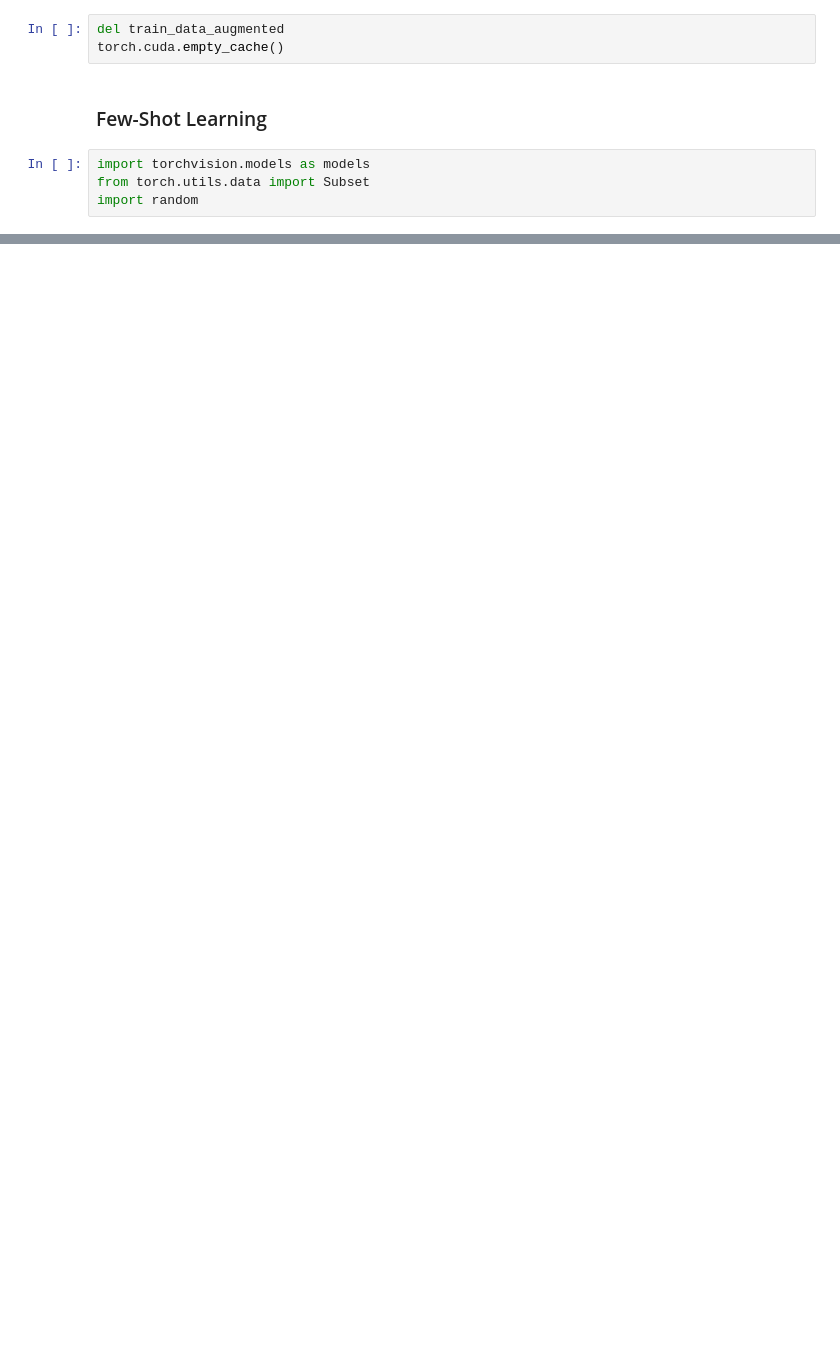
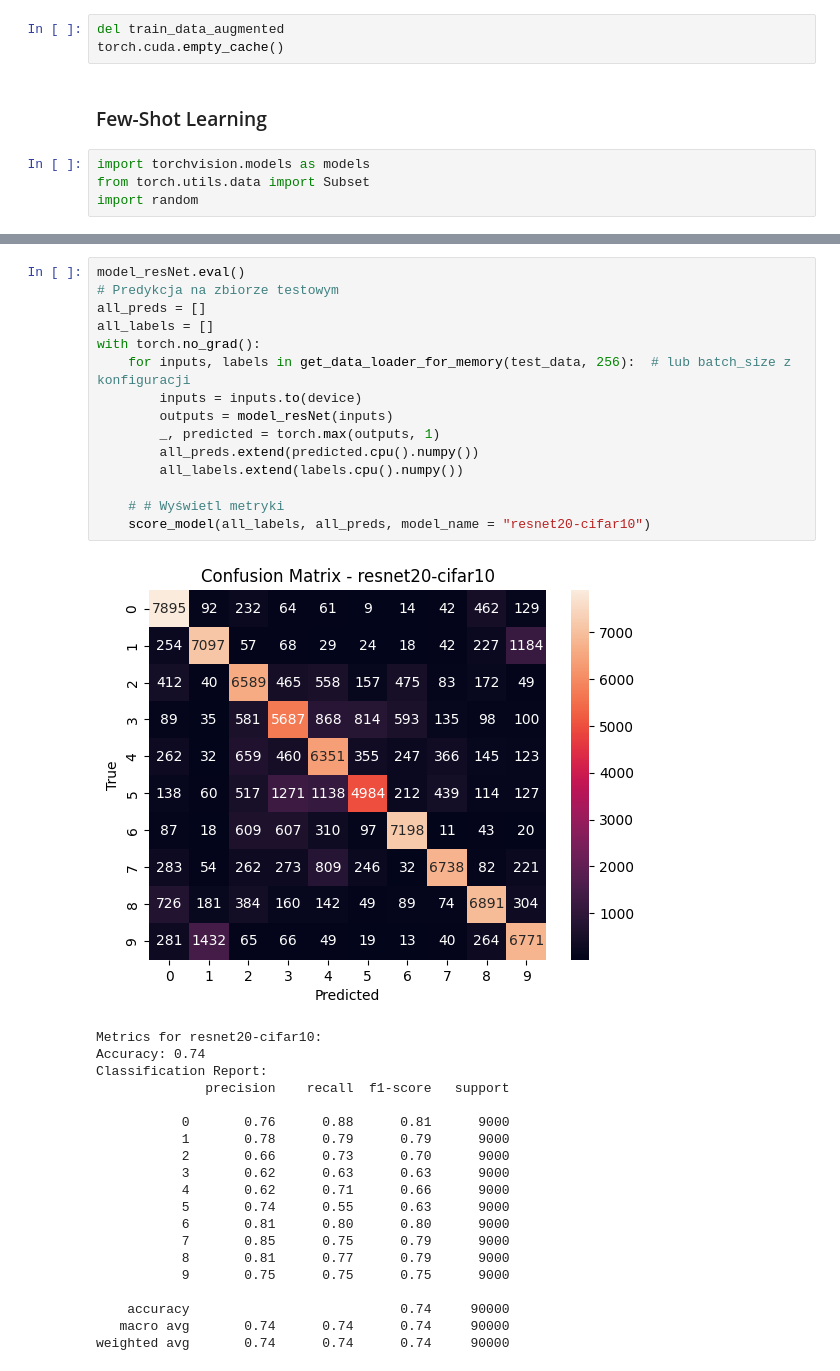
Before and after one commit to WasilewskiJakub/CNN-CINIC-10, a Jupyter notebook: main.ipynb, the cells around one changed output, grey strips where cells are left out. Saved outputs shown, nothing was run; the diff lists cells and outputs as text; blank space fills up the shorter version.

```diff
--- a/main.ipynb
+++ b/main.ipynb
@@ -822,0 +934,36 @@ for lr in learning_rates:
+# %%
+model_resNet.eval()
+# Predykcja na zbiorze testowym
+all_preds = []
+all_labels = []
+with torch.no_grad():
+    for inputs, labels in get_data_loader_for_memory(test_data, 256):  # lub batch_size z konfiguracji
+        inputs = inputs.to(device)
+        outputs = model_resNet(inputs)
+        _, predicted = torch.max(outputs, 1)
+        all_preds.extend(predicted.cpu().numpy())
+        all_labels.extend(labels.cpu().numpy())
+
+    # # Wyświetl metryki
+    score_model(all_labels, all_preds, model_name = "resnet20-cifar10")
+# %% [output]
+[figure, added]
+Metrics for resnet20-cifar10:
+Accuracy: 0.74
+Classification Report:
+              precision    recall  f1-score   support
+
+           0       0.76      0.88      0.81      9000
+           1       0.78      0.79      0.79      9000
+           2       0.66      0.73      0.70      9000
+           3       0.62      0.63      0.63      9000
+           4       0.62      0.71      0.66      9000
+           5       0.74      0.55      0.63      9000
+           6       0.81      0.80      0.80      9000
+           7       0.85      0.75      0.79      9000
+           8       0.81      0.77      0.79      9000
+           9       0.75      0.75      0.75      9000
+
+    accuracy                           0.74     90000
+   macro avg       0.74      0.74      0.74     90000
+weighted avg       0.74      0.74      0.74     90000
```
Also changed, not shown: parts of 29 cells of this notebook, 1 other file.
